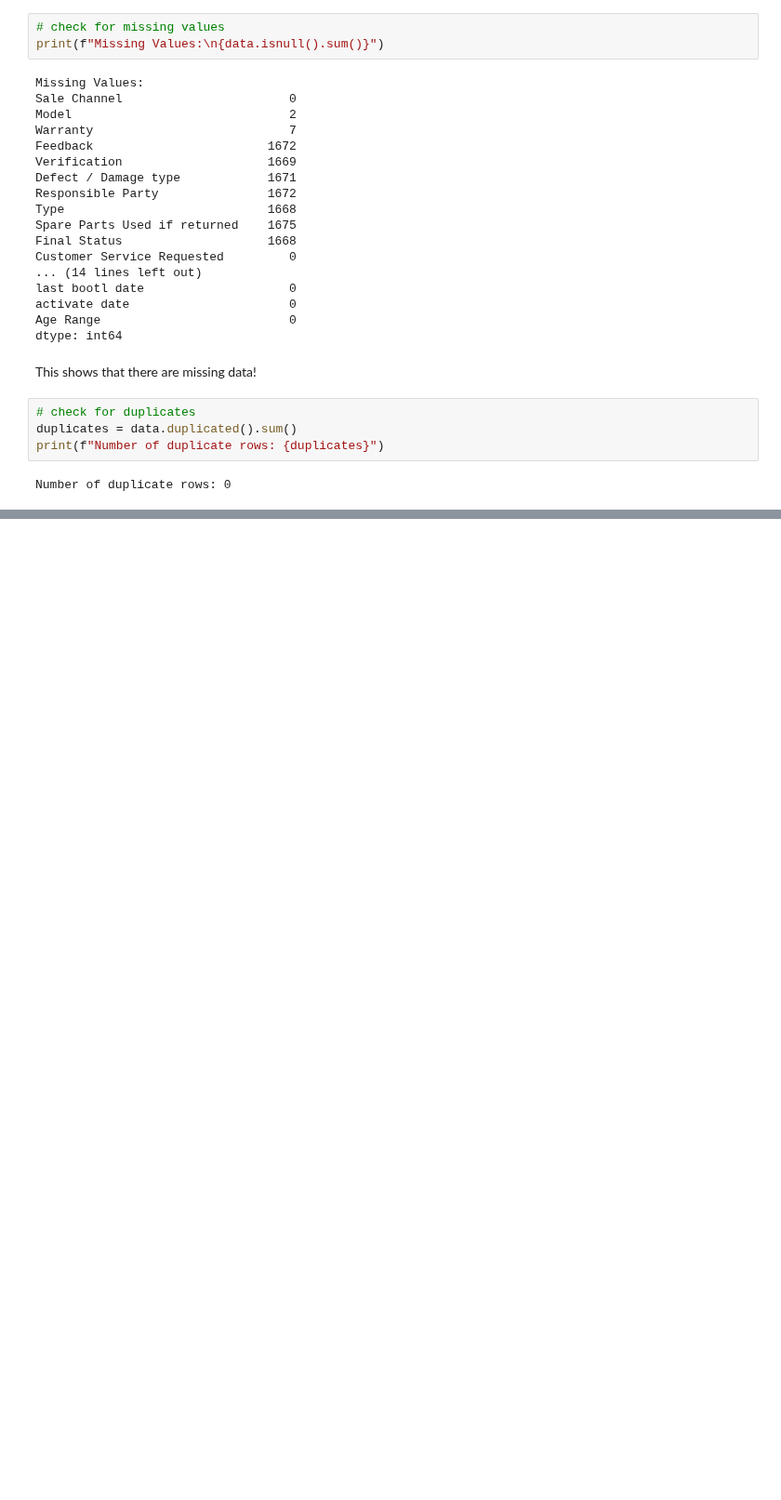
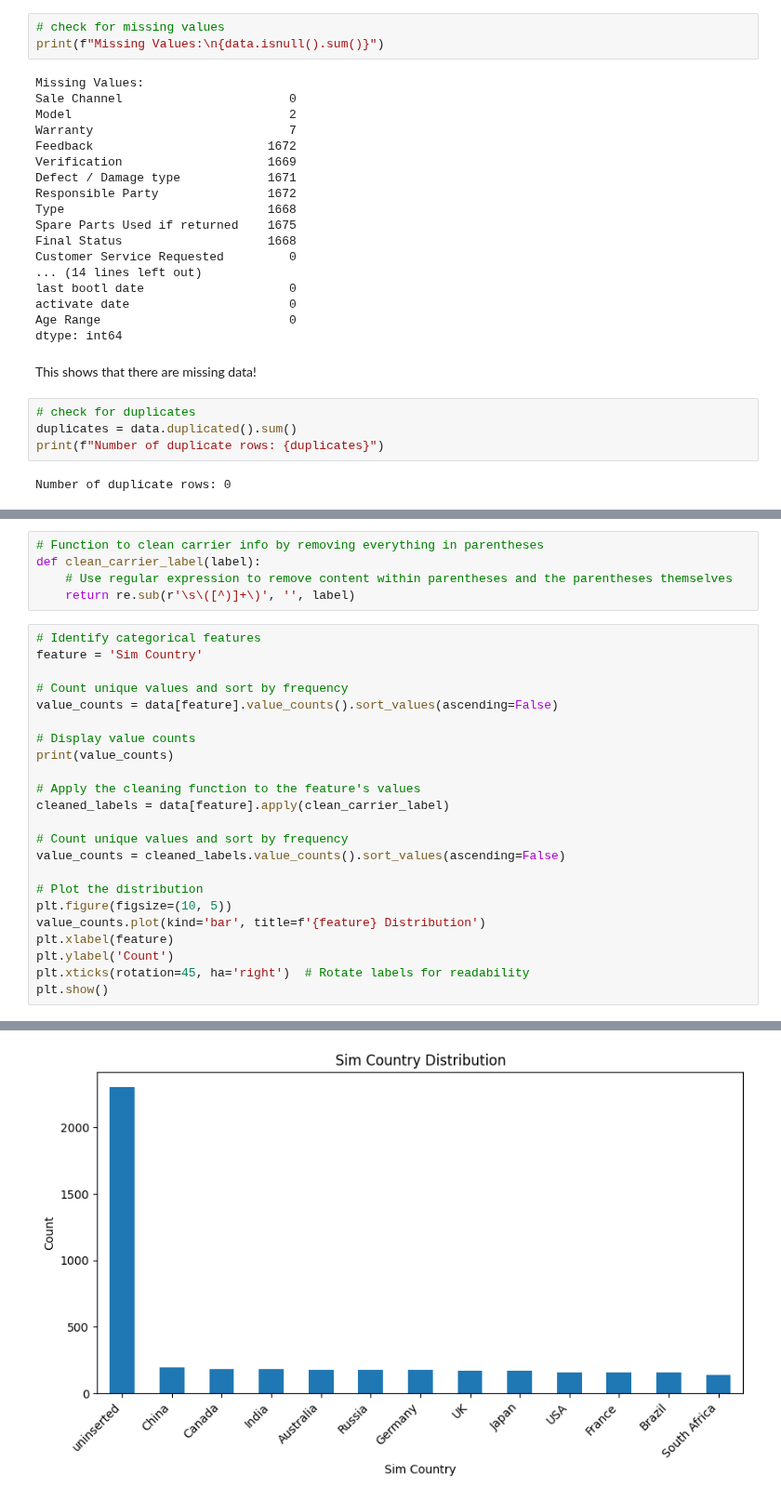
Before and after one commit to ACarrig/NUUMobile1, a Jupyter notebook: data_analysis.ipynb, the cells around one changed output, grey strips where cells are left out. Shown at 93% size. Saved outputs shown, nothing was run; the diff lists cells and outputs as text; blank space fills up the shorter version.

```diff
--- a/data_analysis.ipynb
+++ b/data_analysis.ipynb
@@ -277,0 +239,29 @@ Name: count, dtype: int64
+# %%
+# Function to clean carrier info by removing everything in parentheses
+def clean_carrier_label(label):
+    # Use regular expression to remove content within parentheses and the parentheses themselves
+    return re.sub(r'\s\([^)]+\)', '', label)
+# %%
+# Identify categorical features
+feature = 'Sim Country'
+
+# Count unique values and sort by frequency
+value_counts = data[feature].value_counts().sort_values(ascending=False)
+
+# Display value counts
+print(value_counts)
+
+# Apply the cleaning function to the feature's values
+cleaned_labels = data[feature].apply(clean_carrier_label)
+
+# Count unique values and sort by frequency
+value_counts = cleaned_labels.value_counts().sort_values(ascending=False)
+
+# Plot the distribution
+plt.figure(figsize=(10, 5))
+value_counts.plot(kind='bar', title=f'{feature} Distribution')
+plt.xlabel(feature)
+plt.ylabel('Count')
+plt.xticks(rotation=45, ha='right')  # Rotate labels for readability
+plt.show()
+# %% [output]
@@ -277,0 +283 @@ Name: count, dtype: int64
+[figure, added]
```
Also changed, not shown: parts of 23 cells of this notebook.
